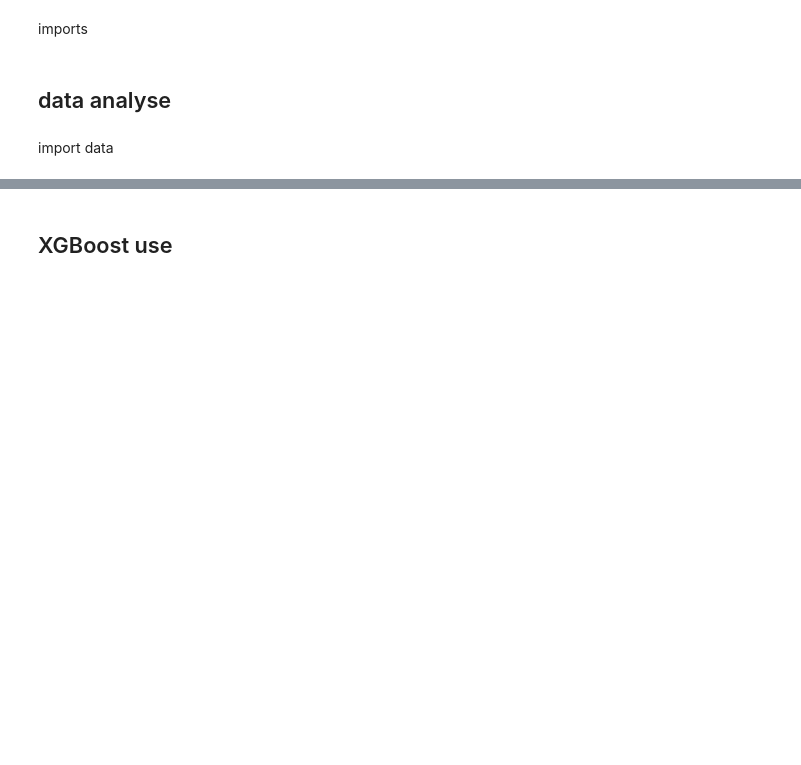
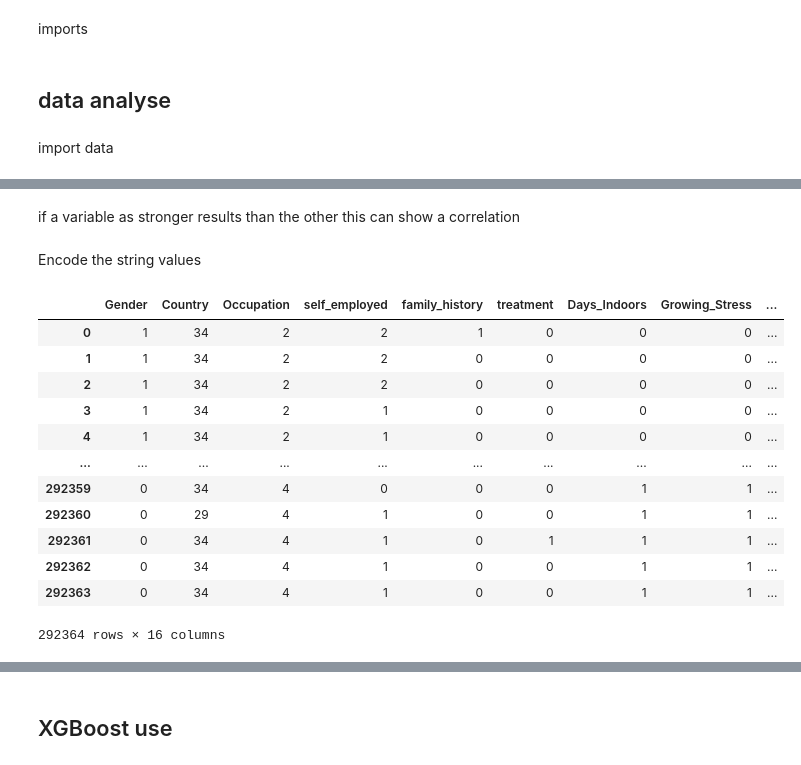
Before and after one commit to SytHamMer/Advanced_Methods_In_Data_Analysis_XGBoost, a Jupyter notebook: mental_health.ipynb, the cells around one changed output, grey strips where cells are left out. Drawn from its saved outputs; the diff is of its cells as text; code cells hidden in the pictures; blank space fills up the shorter version.

```diff
--- a/mental_health.ipynb
+++ b/mental_health.ipynb
@@ -20,0 +91,42 @@ df.head()
+# %% [markdown]
+if a variable as stronger results than the other this can show a correlation
+# %% [markdown]
+Encode the string values
+# %%
+label_encoder = LabelEncoder()
+df["Country"] = label_encoder.fit_transform(df["Country"])
+mappings = {
+    "Gender": {"Male": 0,"Female":1},
+    "Occupation": {"Housewife": 0, "Student": 1, "Corporate": 2, "Others": 3, "Business": 4},
+    "self_employed": {"Yes": 0, "No": 1, "Unknown": 2},
+    "family_history": {"Yes": 0, "No": 1},
+    "treatment": {"Yes": 0, "No": 1},
+    "Days_Indoors": {"1-14 days":0,"15-30 days":1,"31-60 days":2,"More than 2 months":3,"Go out Every day":4},
+    "Growing_Stress": {"Yes": 0, "No": 1,"Maybe":2},
+    "Changes_Habits": {"Yes": 0, "No": 1,"Maybe":2},
+    "Mental_Health_History": {"Yes": 0, "No": 1,"Maybe":2},
+    "Mood_Swings": {"Low":0,"Medium":1,"High":2},
+    "Copingt_Struggles": {"Yes": 0, "No": 1},
+    "Work_Interest": {"Yes": 0, "No": 1,"Maybe":2},
+    "Social_Weakness": {"Yes": 0, "No": 1,"Maybe":2},
+    "mental_health_interview": {"Yes": 0, "No": 1,"Maybe":2},
+    "Coping_Struggles": {"Yes": 0, "No": 1,"Maybe":2},
+    "care_options": {"Yes": 0, "No": 1,"Not sure":2},
+}
+df.replace(mappings, inplace=True)
+
+df
+# %% [output]
+|  | Gender | Country | Occupation | self_employed | family_history | treatment | Days_Indoors | Growing_Stress | ... |
+| 0 | 1 | 34 | 2 | 2 | 1 | 0 | 0 | 0 | ... |
+| 1 | 1 | 34 | 2 | 2 | 0 | 0 | 0 | 0 | ... |
+| 2 | 1 | 34 | 2 | 2 | 0 | 0 | 0 | 0 | ... |
+| 3 | 1 | 34 | 2 | 1 | 0 | 0 | 0 | 0 | ... |
+| 4 | 1 | 34 | 2 | 1 | 0 | 0 | 0 | 0 | ... |
+| ... | ... | ... | ... | ... | ... | ... | ... | ... | ... |
+| 292359 | 0 | 34 | 4 | 0 | 0 | 0 | 1 | 1 | ... |
+| 292360 | 0 | 29 | 4 | 1 | 0 | 0 | 1 | 1 | ... |
+| 292361 | 0 | 34 | 4 | 1 | 0 | 1 | 1 | 1 | ... |
+| 292362 | 0 | 34 | 4 | 1 | 0 | 0 | 1 | 1 | ... |
+| 292363 | 0 | 34 | 4 | 1 | 0 | 0 | 1 | 1 | ... |
+292364 rows × 16 columns
```
Also changed, not shown: parts of 12 cells of this notebook, 5 other files.
